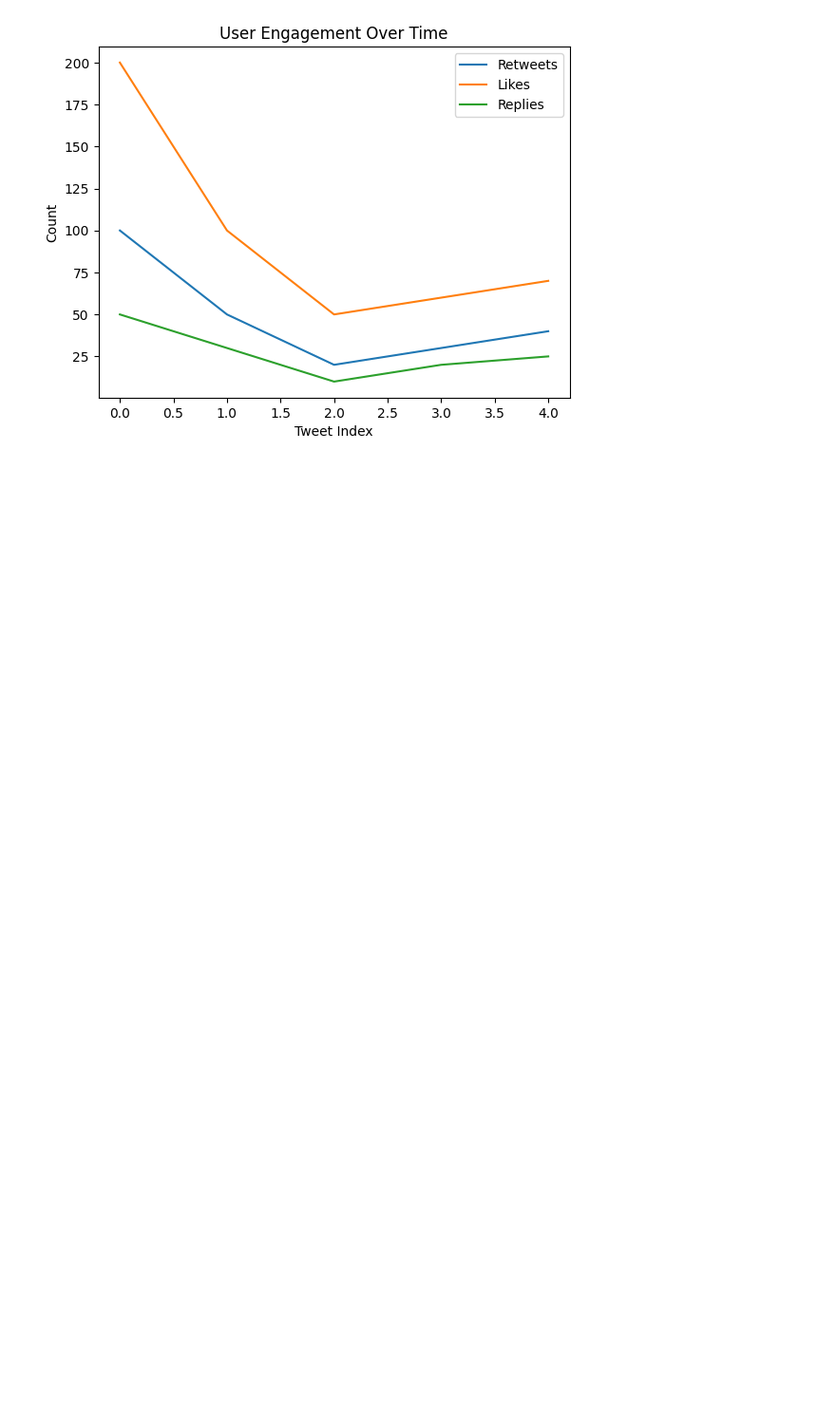
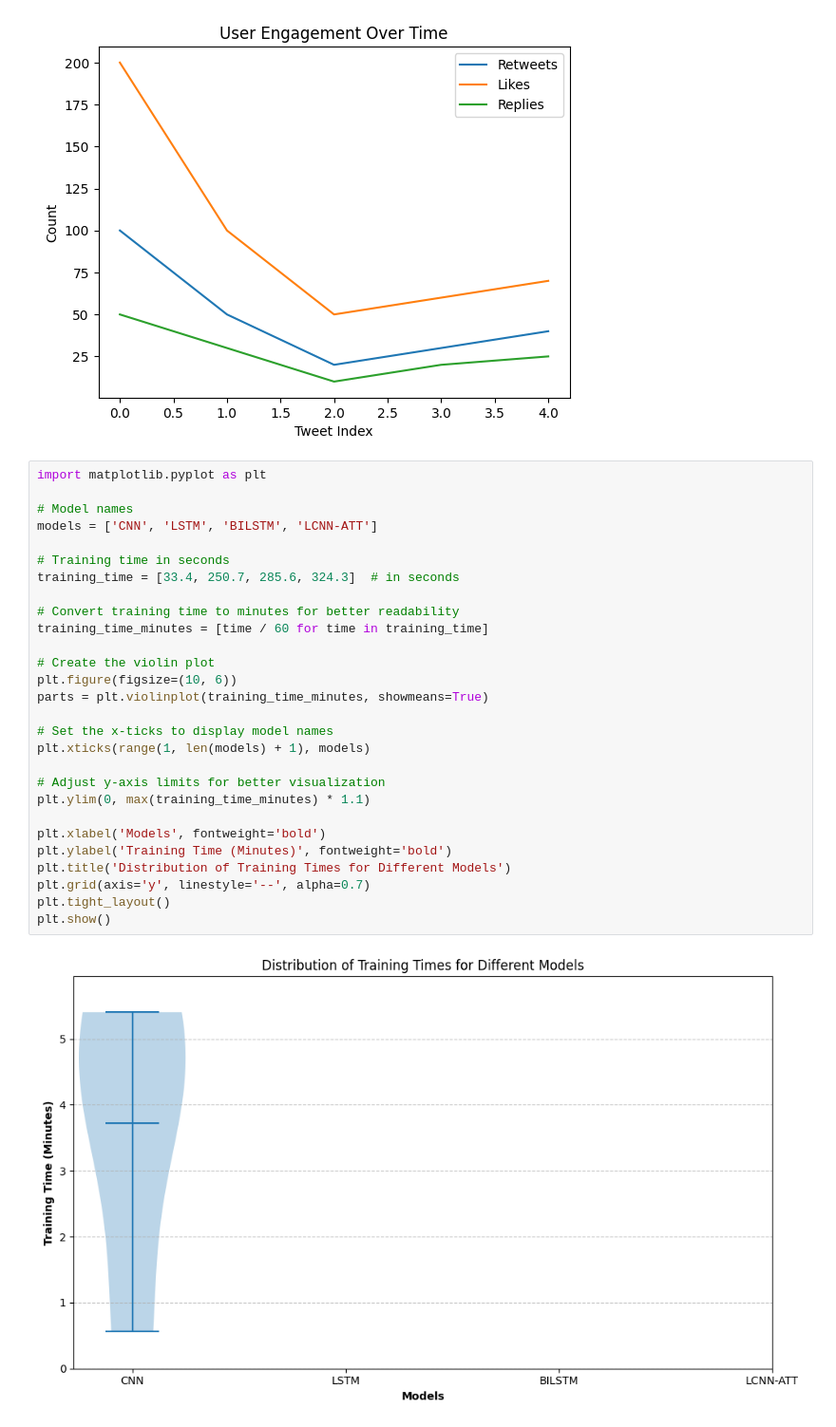
Before and after one commit to jeekay24/twitter-chat-analysis, a Jupyter notebook: analysis.ipynb, the cells around one changed output. Shown: that part at 95% size. Drawn from its saved outputs; the diff is of its cells as text; blank space fills up the shorter version.

```diff
--- a/analysis.ipynb
+++ b/analysis.ipynb
@@ -1023,3 +1109,33 @@ plt.show()
 # %% [output]
 [figure]
 [figure]
+# %%
+import matplotlib.pyplot as plt
+
+# Model names
+models = ['CNN', 'LSTM', 'BILSTM', 'LCNN-ATT']
+
+# Training time in seconds
+training_time = [33.4, 250.7, 285.6, 324.3]  # in seconds
+
+# Convert training time to minutes for better readability
+training_time_minutes = [time / 60 for time in training_time]
+
+# Create the violin plot
+plt.figure(figsize=(10, 6))
+parts = plt.violinplot(training_time_minutes, showmeans=True)
+
+# Set the x-ticks to display model names
+plt.xticks(range(1, len(models) + 1), models)
+
+# Adjust y-axis limits for better visualization
+plt.ylim(0, max(training_time_minutes) * 1.1)
+
+plt.xlabel('Models', fontweight='bold')
+plt.ylabel('Training Time (Minutes)', fontweight='bold')
+plt.title('Distribution of Training Times for Different Models')
+plt.grid(axis='y', linestyle='--', alpha=0.7)
+plt.tight_layout()
+plt.show()
+# %% [output]
+[figure, added]
```
Also changed, not shown: parts of 23 cells of this notebook, 1 other file.
